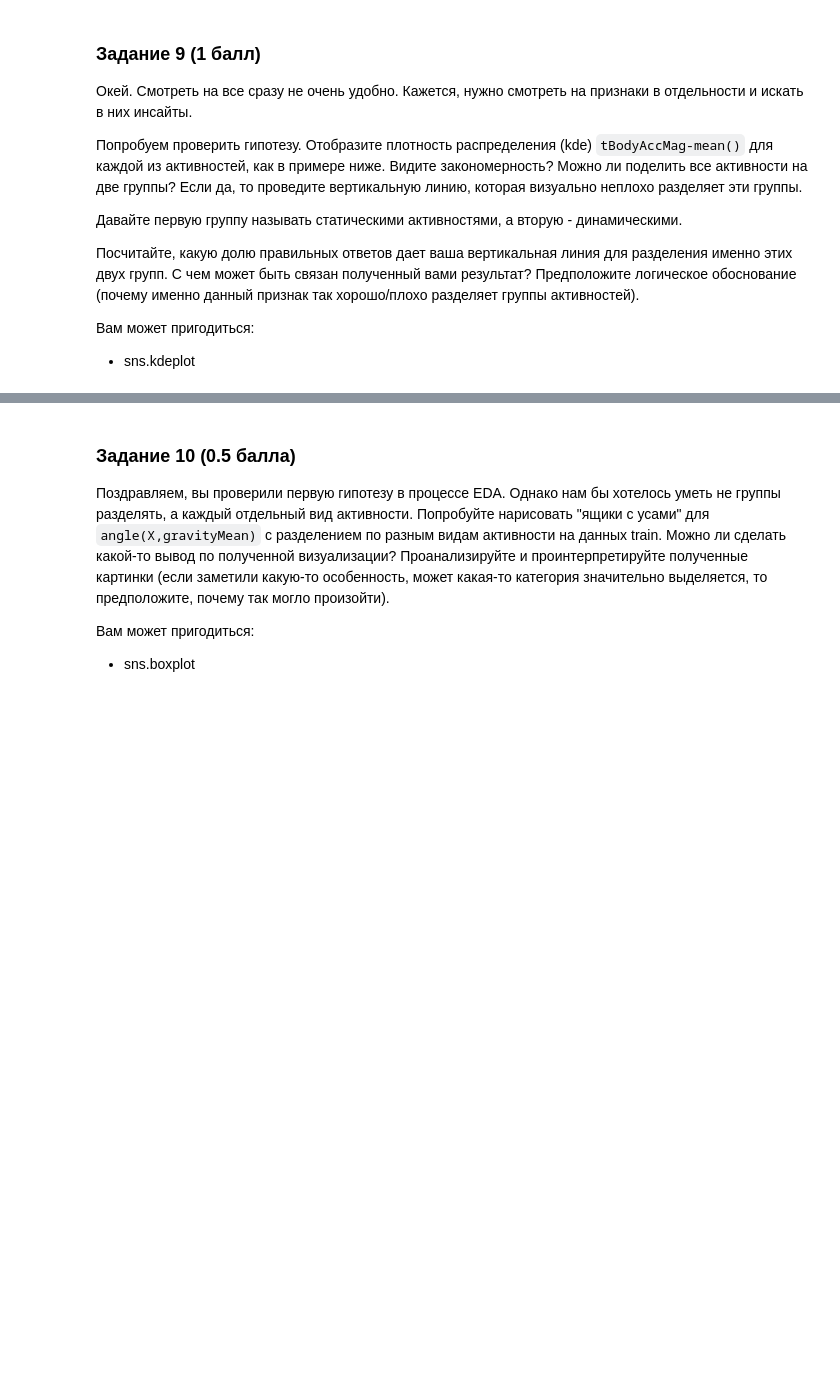
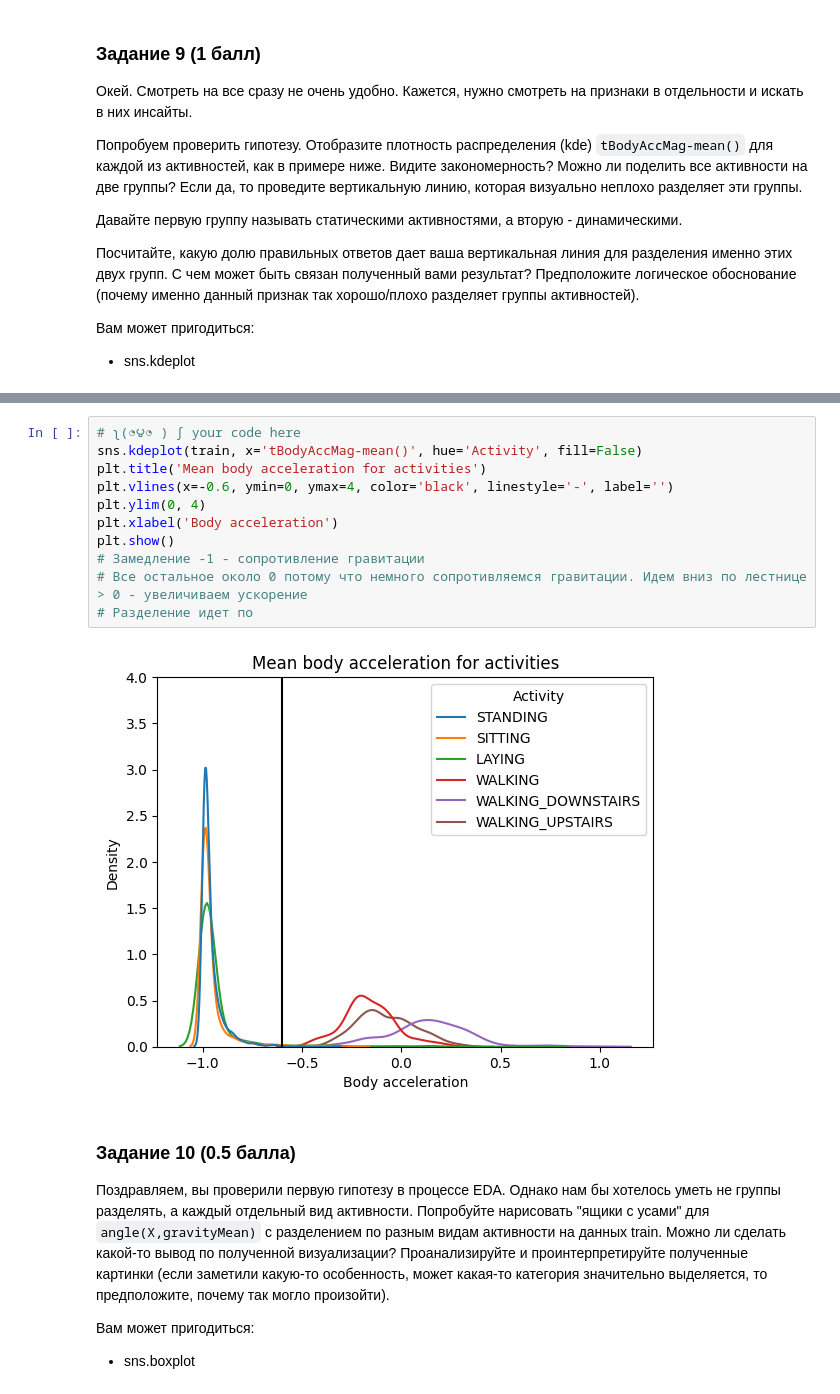
Before and after one commit to GeorgiyIshchenko/iad-intro-ds, a Jupyter notebook: 2025/homeworks/hw03-eda/hw03_eda.ipynb, the cells around one changed output, grey strips where cells are left out. Saved outputs shown, nothing was run; the diff lists cells and outputs as text; blank space fills up the shorter version.

```diff
--- a/2025/homeworks/hw03-eda/hw03_eda.ipynb
+++ b/2025/homeworks/hw03-eda/hw03_eda.ipynb
@@ -194,3 +312,16 @@ test = test[cols_subset]
+# %%
+# ʅ(◔౪◔ ) ʃ your code here
+sns.kdeplot(train, x='tBodyAccMag-mean()', hue='Activity', fill=False)
+plt.title('Mean body acceleration for activities')
+plt.vlines(x=-0.6, ymin=0, ymax=4, color='black', linestyle='-', label='')
+plt.ylim(0, 4)
+plt.xlabel('Body acceleration')
+plt.show()
+# Замедление -1 - сопротивление гравитации
+# Все остальное около 0 потому что немного сопротивляемся гравитации. Идем вниз по лестнице > 0 - увеличиваем ускорение
+# Разделение идет по
+# %% [output]
+[figure, added]
 # %% [markdown]
 ### Задание 10 (0.5 балла)
 
```
Also changed, not shown: parts of 21 cells of this notebook.
